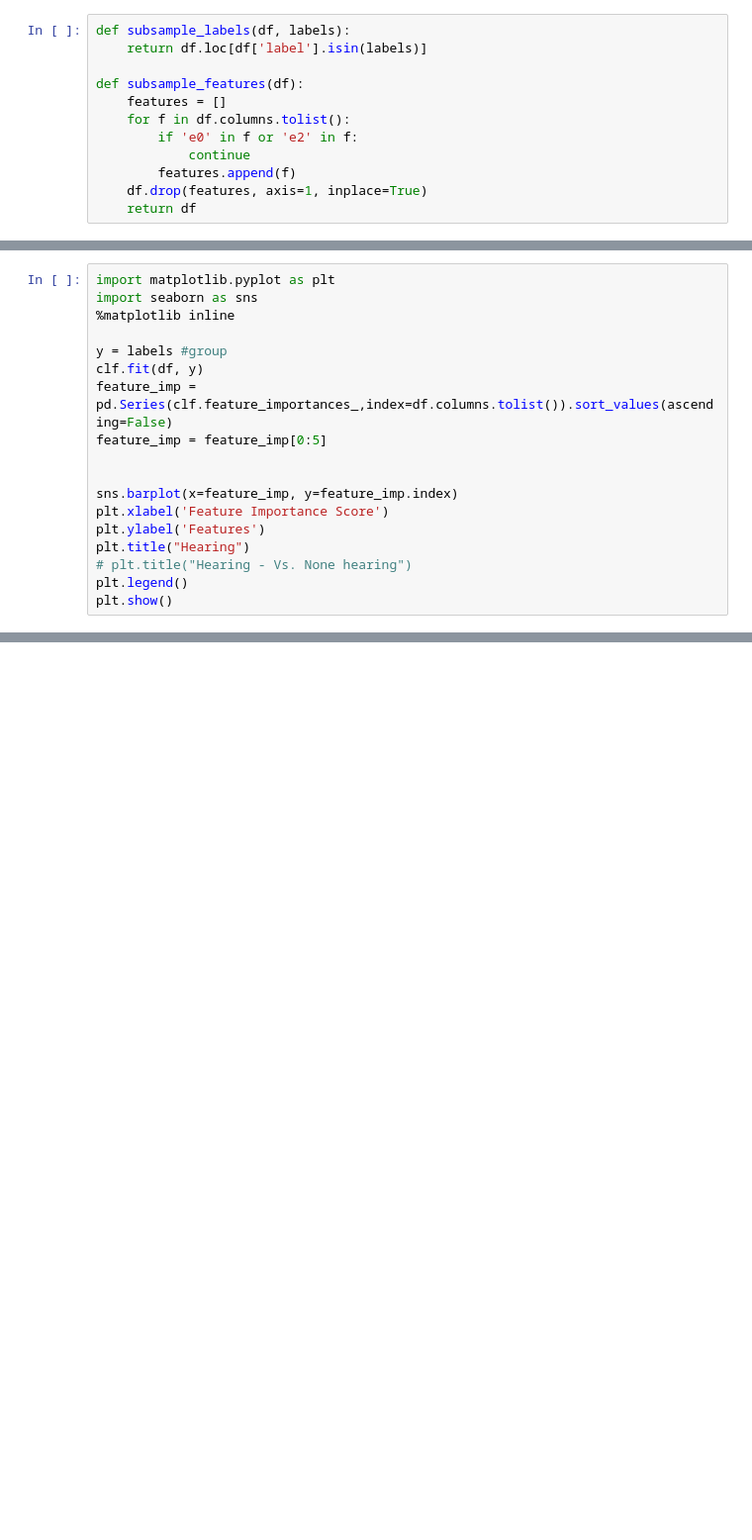
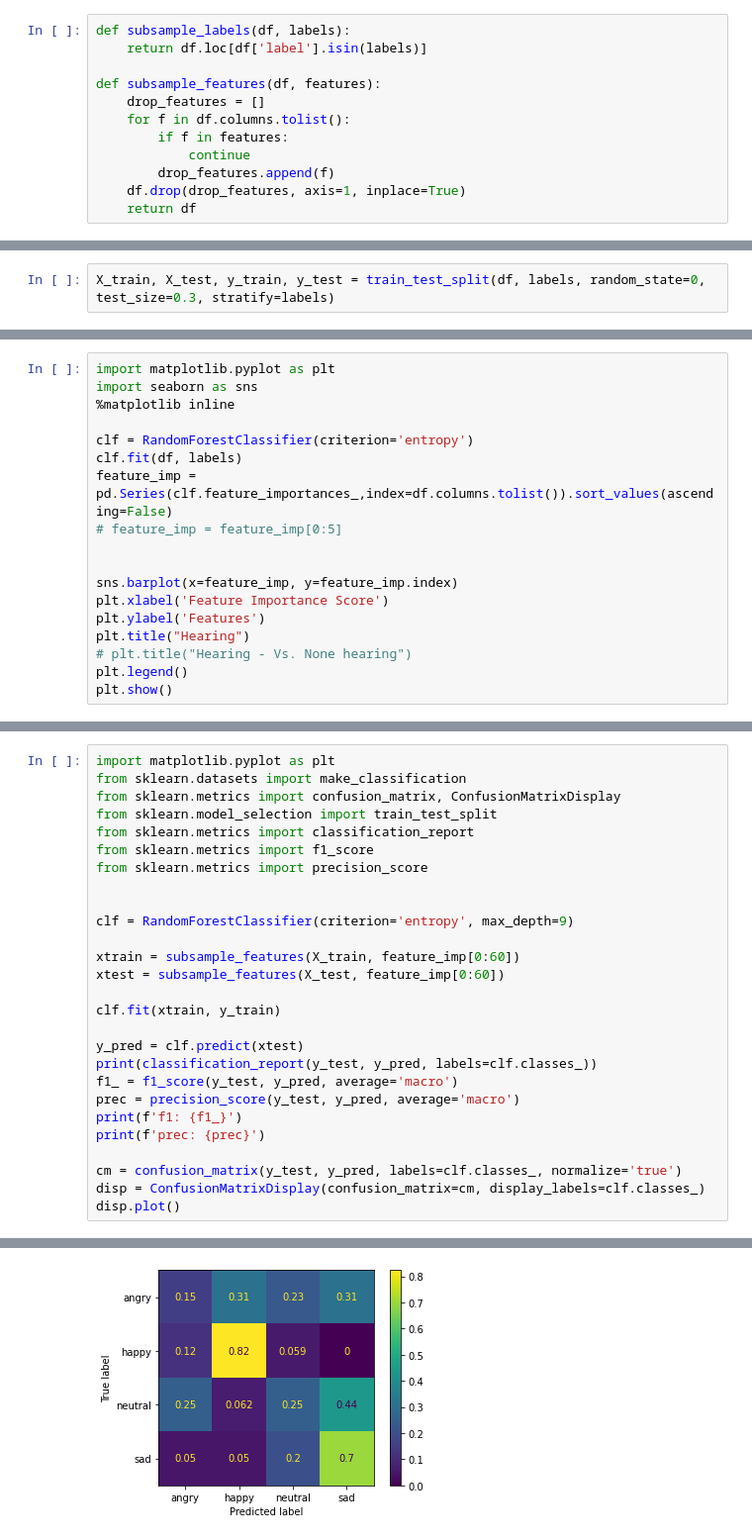
Before and after one commit to deangeckt/EmotionsInSignLanguage, a Jupyter notebook: open_face/ml.ipynb, the cells around one changed output, grey strips where cells are left out. Shown at 99% size. Drawn from its saved outputs; the diff is of its cells as text; blank space fills up the shorter version.

Commit message:
notebook - classify over num of features + conf matrix

```diff
--- a/open_face/ml.ipynb
+++ b/open_face/ml.ipynb
@@ -2,13 +2,13 @@
 def subsample_labels(df, labels):
     return df.loc[df['label'].isin(labels)]
 
-def subsample_features(df):
-    features = []
+def subsample_features(df, features):
+    drop_features = []
     for f in df.columns.tolist():
-        if 'e0' in f or 'e2' in f:
+        if f in features:
             continue
-        features.append(f)
-    df.drop(features, axis=1, inplace=True)
+        drop_features.append(f)
+    df.drop(drop_features, axis=1, inplace=True)
     return df
 # %%
 import pandas as pd
@@ -24,3 +28,5 @@ df.drop(['label', 'group'], axis=1, inplace=True)
+# %%
+X_train, X_test, y_train, y_test = train_test_split(df, labels, random_state=0, test_size=0.3, stratify=labels)
 # %%
 from sklearn.model_selection import cross_val_score
 from sklearn.tree import DecisionTreeClassifier
@@ -43,10 +44,10 @@ import matplotlib.pyplot as plt
 import seaborn as sns
 %matplotlib inline
 
-y = labels #group
-clf.fit(df, y)
+clf = RandomForestClassifier(criterion='entropy')
+clf.fit(df, labels)
 feature_imp = pd.Series(clf.feature_importances_,index=df.columns.tolist()).sort_values(ascending=False)
-feature_imp = feature_imp[0:5]
+# feature_imp = feature_imp[0:5]
 
 
 sns.barplot(x=feature_imp, y=feature_imp.index)
@@ -89,0 +123,28 @@ tree.plot_tree(clf, filled=True, fontsize = 18, feature_names = df.columns.tolis
+# %%
+import matplotlib.pyplot as plt
+from sklearn.datasets import make_classification
+from sklearn.metrics import confusion_matrix, ConfusionMatrixDisplay
+from sklearn.model_selection import train_test_split
+from sklearn.metrics import classification_report
+from sklearn.metrics import f1_score
+from sklearn.metrics import precision_score
+
+
+clf = RandomForestClassifier(criterion='entropy', max_depth=9)
+
+xtrain = subsample_features(X_train, feature_imp[0:60])
+xtest = subsample_features(X_test, feature_imp[0:60])
+
+clf.fit(xtrain, y_train)
+
+y_pred = clf.predict(xtest)
+print(classification_report(y_test, y_pred, labels=clf.classes_))
+f1_ = f1_score(y_test, y_pred, average='macro')
+prec = precision_score(y_test, y_pred, average='macro')
+print(f'f1: {f1_}')
+print(f'prec: {prec}')
+
+cm = confusion_matrix(y_test, y_pred, labels=clf.classes_, normalize='true')
+disp = ConfusionMatrixDisplay(confusion_matrix=cm, display_labels=clf.classes_)
+disp.plot()
+# %% [output]
@@ -89,0 +165 @@ tree.plot_tree(clf, filled=True, fontsize = 18, feature_names = df.columns.tolis
+[figure, added]
```
Also changed, not shown: parts of 10 cells of this notebook.
